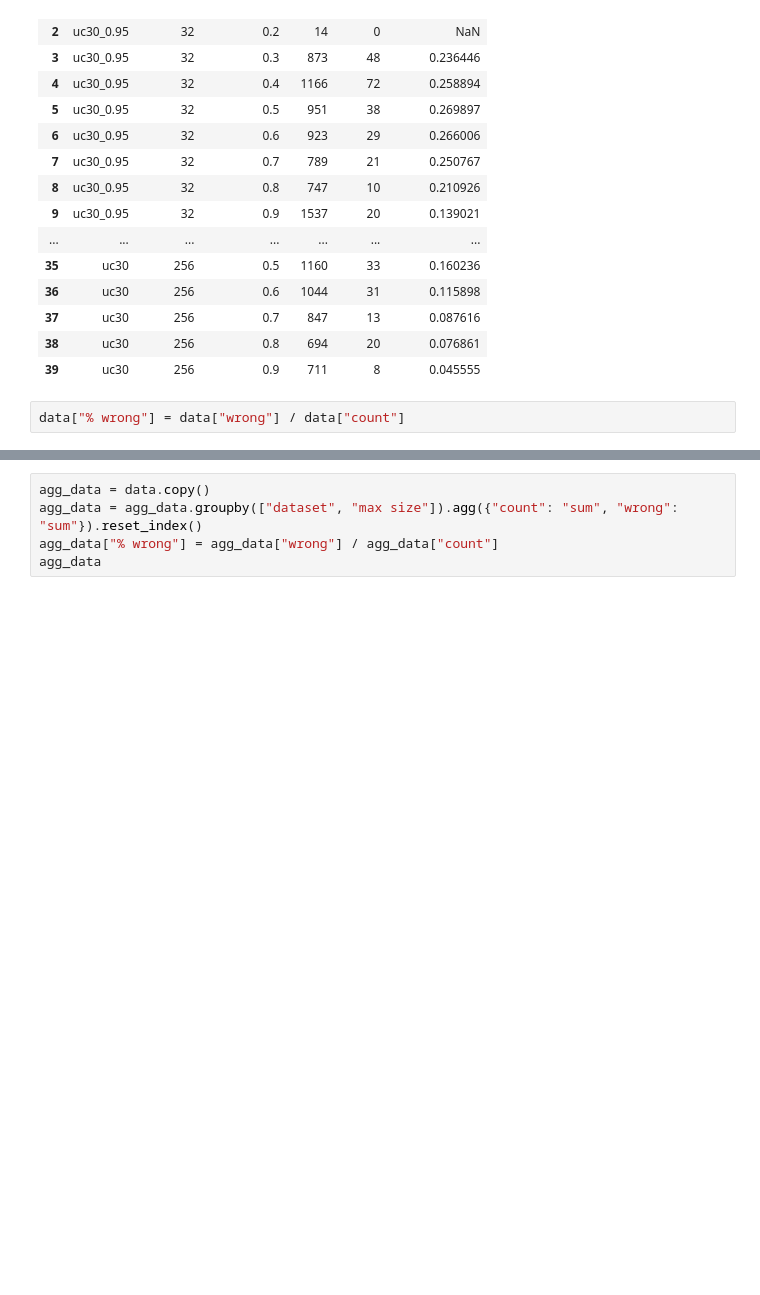
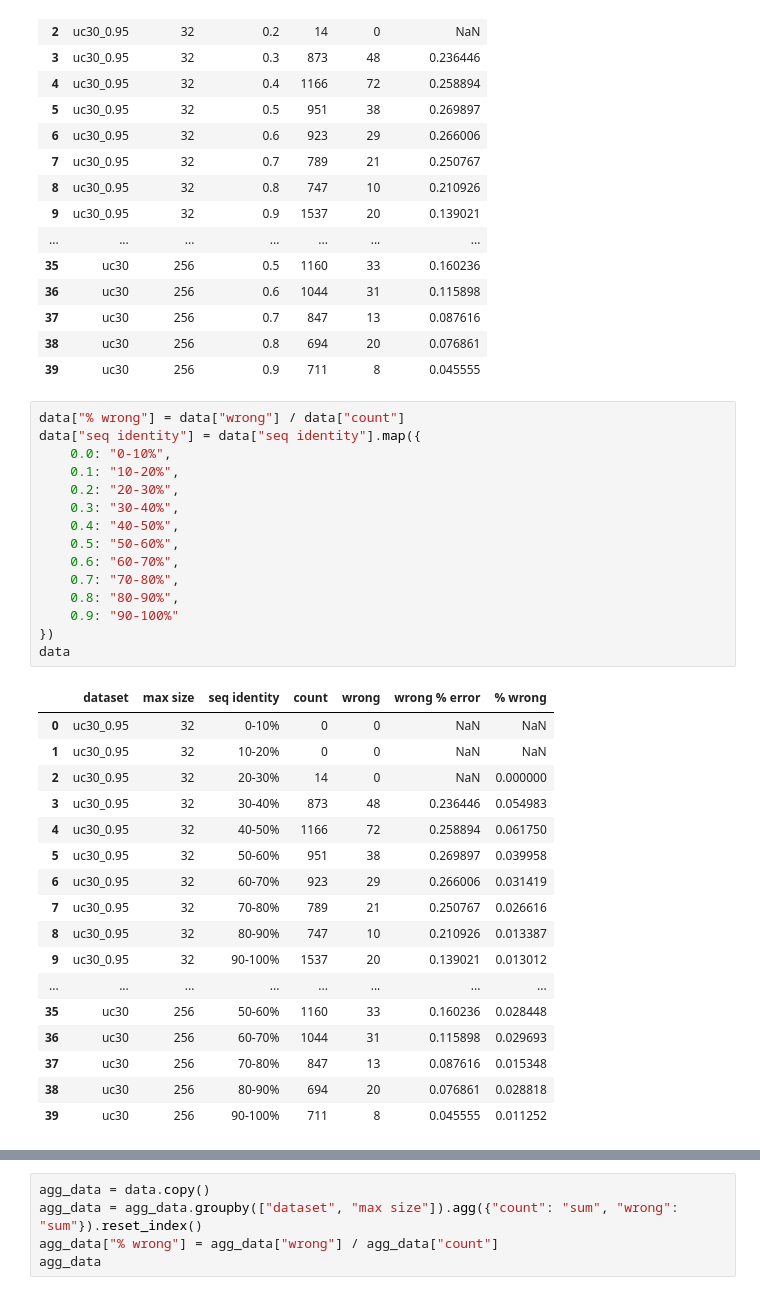
Before and after one commit to Daniel-Liu-c0deb0t/block-aligner, a Jupyter notebook: vis/block_aligner_vis.ipynb, the cells around one changed output, grey strips where cells are left out. Cells and saved outputs as stored; diff of their text form; blank space fills up the shorter version.

Commit message:
Finished data analysis and added old ideas file

```diff
--- a/vis/block_aligner_vis.ipynb
+++ b/vis/block_aligner_vis.ipynb
@@ -271,7 +272,38 @@ data
 | 37 | uc30 | 256 | 0.7 | 847 | 13 | 0.087616 |
 | 38 | uc30 | 256 | 0.8 | 694 | 20 | 0.076861 |
 | 39 | uc30 | 256 | 0.9 | 711 | 8 | 0.045555 |
-# %%
-data["% wrong"] = data["wrong"] / data["count"]
+# %%
+data["% wrong"] = data["wrong"] / data["count"]
+data["seq identity"] = data["seq identity"].map({
+    0.0: "0-10%",
+    0.1: "10-20%",
+    0.2: "20-30%",
+    0.3: "30-40%",
+    0.4: "40-50%",
+    0.5: "50-60%",
+    0.6: "60-70%",
+    0.7: "70-80%",
+    0.8: "80-90%",
+    0.9: "90-100%"
+})
+data
+# %% [output]
+|  | dataset | max size | seq identity | count | wrong | wrong % error | % wrong |
+| 0 | uc30_0.95 | 32 | 0-10% | 0 | 0 | NaN | NaN |
+| 1 | uc30_0.95 | 32 | 10-20% | 0 | 0 | NaN | NaN |
+| 2 | uc30_0.95 | 32 | 20-30% | 14 | 0 | NaN | 0.000000 |
+| 3 | uc30_0.95 | 32 | 30-40% | 873 | 48 | 0.236446 | 0.054983 |
+| 4 | uc30_0.95 | 32 | 40-50% | 1166 | 72 | 0.258894 | 0.061750 |
+| 5 | uc30_0.95 | 32 | 50-60% | 951 | 38 | 0.269897 | 0.039958 |
+| 6 | uc30_0.95 | 32 | 60-70% | 923 | 29 | 0.266006 | 0.031419 |
+| 7 | uc30_0.95 | 32 | 70-80% | 789 | 21 | 0.250767 | 0.026616 |
+| 8 | uc30_0.95 | 32 | 80-90% | 747 | 10 | 0.210926 | 0.013387 |
+| 9 | uc30_0.95 | 32 | 90-100% | 1537 | 20 | 0.139021 | 0.013012 |
+| ... | ... | ... | ... | ... | ... | ... | ... |
+| 35 | uc30 | 256 | 50-60% | 1160 | 33 | 0.160236 | 0.028448 |
+| 36 | uc30 | 256 | 60-70% | 1044 | 31 | 0.115898 | 0.029693 |
+| 37 | uc30 | 256 | 70-80% | 847 | 13 | 0.087616 | 0.015348 |
+| 38 | uc30 | 256 | 80-90% | 694 | 20 | 0.076861 | 0.028818 |
+| 39 | uc30 | 256 | 90-100% | 711 | 8 | 0.045555 | 0.011252 |
 # %%
 alt.Chart(data, title = "Uniclust 30 Accuracy").mark_bar().encode(
```
Also changed, not shown: parts of 38 cells of this notebook, 2 other files.
